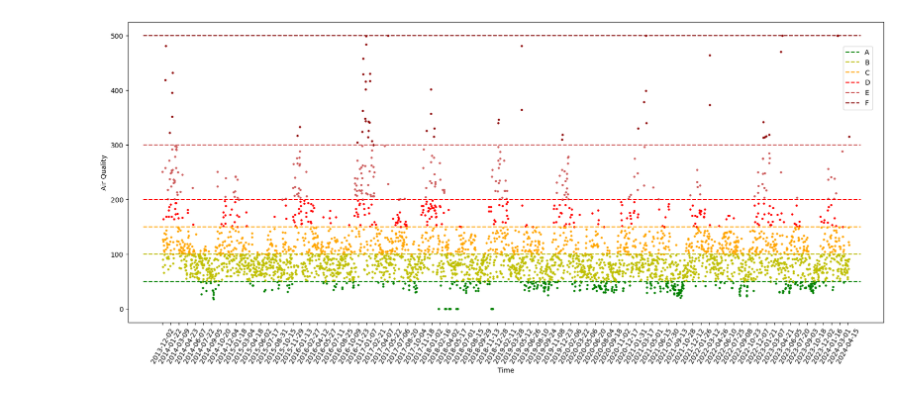
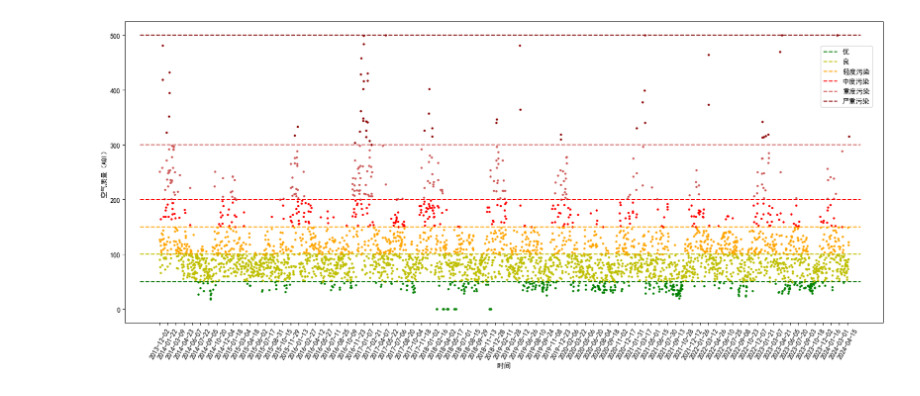
Before and after one commit to JaggerGu/DataScience, a Jupyter notebook: Prepare/test.ipynb, the cells around one changed output. Drawn from its saved outputs; the diff is of its cells as text; code cells hidden in the pictures.

```diff
--- a/Prepare/test.ipynb
+++ b/Prepare/test.ipynb
@@ -46,6 +44,7 @@ date
 # %%
 %matplotlib inline
 # %%
+#画出全部AQI
 x = date['time_point']
 y = date['aqi']
 z = date['rank']
@@ -55,41 +54,42 @@ q = date['so2']
 r = date['no2']
 s = date['co']
 t = date['o3']
-# plt.rcParams['font.sans-serif'] = ['SimHei']
+plt.rcParams['font.sans-serif'] = ['SimHei']
 plt.figure(figsize=(20, 8))
 a = 50
 b = 100
 c = 150
 d = 200
 e = 300
 f = 500
 aa = np.ma.masked_where(y > a, y)
 bb = np.ma.masked_where((y < a) | (y > b), y)
 cc = np.ma.masked_where((y < b) | (y > c), y)
 dd = np.ma.masked_where((y < c) | (y > d), y)
 ee = np.ma.masked_where((y < d) | (y > e), y)
 ff = np.ma.masked_where(y < e, y)
 # aa = np.ma.masked_where(y < a, y)
 # aa = np.ma.masked_where(y < a, y)
 # aa = np.ma.masked_where(y < a, y)
 
-plt.axhline(y=50, xmin=0.02, xmax=0.97, color='g', linestyle="--", label='A')
-plt.axhline(y=100, xmin=0.02, xmax=0.97, color='y', linestyle="--", label='B')
-plt.axhline(y=150, xmin=0.02, xmax=0.97, color='orange', linestyle="--", label='C')
-plt.axhline(y=200, xmin=0.02, xmax=0.97, color='r', linestyle="--", label='D')
-plt.axhline(y=300, xmin=0.02, xmax=0.97, color='indianred', linestyle="--", label='E')
-plt.axhline(y=500, xmin=0.02, xmax=0.97, color='darkred', linestyle="--", label='F')
+plt.axhline(y=50, xmin=0.02, xmax=0.97, color='g', linestyle="--", label='优')
+plt.axhline(y=100, xmin=0.02, xmax=0.97, color='y', linestyle="--", label='良')
+plt.axhline(y=150, xmin=0.02, xmax=0.97, color='orange', linestyle="--", label='轻度污染')
+plt.axhline(y=200, xmin=0.02, xmax=0.97, color='r', linestyle="--", label='中度污染')
+plt.axhline(y=300, xmin=0.02, xmax=0.97, color='indianred', linestyle="--", label='重度污染')
+plt.axhline(y=500, xmin=0.02, xmax=0.97, color='darkred', linestyle="--", label='严重污染')
 plt.xticks(range(0, len(x), 45), rotation = 60)
-plt.xlabel('Time')
-plt.ylabel('Air Quality')
+plt.xlabel('时间')
+plt.ylabel('空气质量（AQI）')
 plt.scatter(x, aa, color='g', s=5)
 plt.scatter(x, bb, color='y', s=5)
 plt.scatter(x, cc, color='orange', s=5)
 plt.scatter(x, dd, color='r', s=5)
 plt.scatter(x, ee, color='indianred', s=5)
 plt.scatter(x, ff, color='darkred', s=5)
 # plt.plot(x, z)
 plt.legend(bbox_to_anchor=(0.99,0.93), frameon=True)
+plt.savefig("date.png")
 plt.show()
 # %% [output]
-[figure, old version]
+[figure, new version]
```
Also changed, not shown: parts of 6 cells of this notebook, 1 other file.
